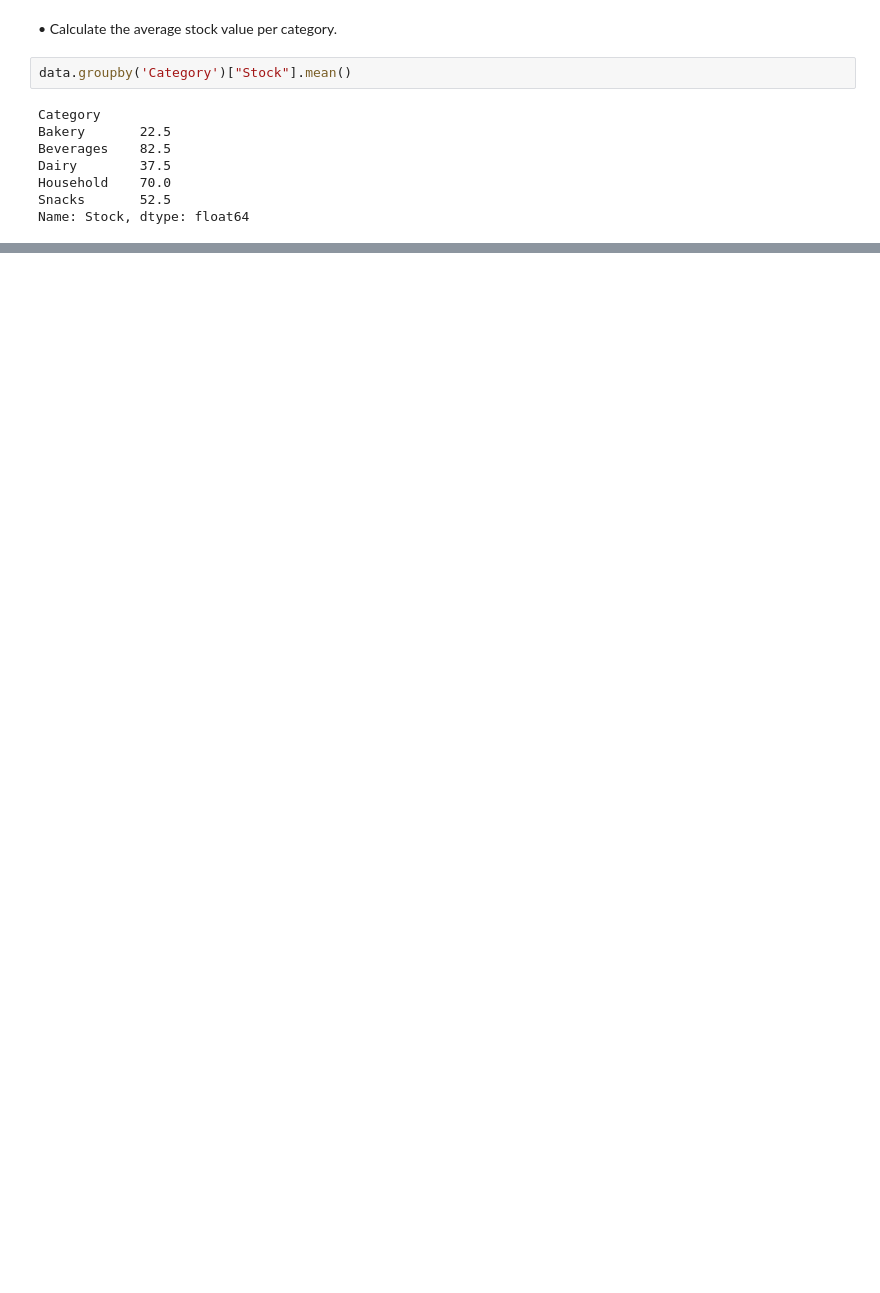
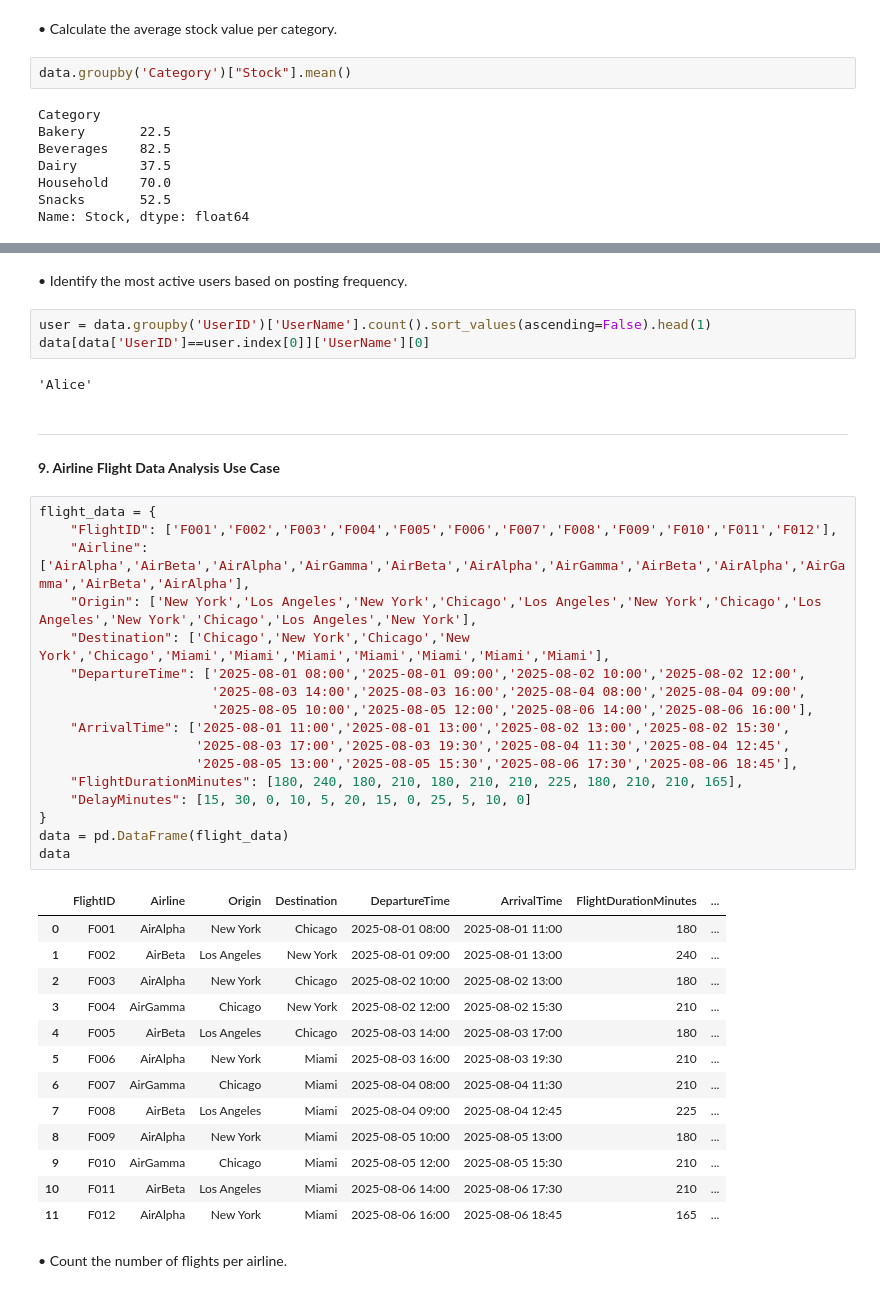
Before and after one commit to tushar-19459/PDV, a Jupyter notebook: pandas/Pandas_assignment.ipynb, the cells around one changed output, grey strips where cells are left out. Cells and saved outputs as stored; diff of their text form; blank space fills up the shorter version.

```diff
--- a/pandas/Pandas_assignment.ipynb
+++ b/pandas/Pandas_assignment.ipynb
@@ -574,0 +649,43 @@ low = data.groupby('Category').
+# %% [markdown]
+• Identify the most active users based on posting frequency.
+# %%
+user = data.groupby('UserID')['UserName'].count().sort_values(ascending=False).head(1)
+data[data['UserID']==user.index[0]]['UserName'][0]
+# %% [output]
+'Alice'
+# %% [markdown]
+---
+**9. Airline Flight Data Analysis Use Case**
+# %%
+flight_data = {
+    "FlightID": ['F001','F002','F003','F004','F005','F006','F007','F008','F009','F010','F011','F012'],
+    "Airline": ['AirAlpha','AirBeta','AirAlpha','AirGamma','AirBeta','AirAlpha','AirGamma','AirBeta','AirAlpha','AirGamma','AirBeta','AirAlpha'],
+    "Origin": ['New York','Los Angeles','New York','Chicago','Los Angeles','New York','Chicago','Los Angeles','New York','Chicago','Los Angeles','New York'],
+    "Destination": ['Chicago','New York','Chicago','New York','Chicago','Miami','Miami','Miami','Miami','Miami','Miami','Miami'],
+    "DepartureTime": ['2025-08-01 08:00','2025-08-01 09:00','2025-08-02 10:00','2025-08-02 12:00',
+                      '2025-08-03 14:00','2025-08-03 16:00','2025-08-04 08:00','2025-08-04 09:00',
+                      '2025-08-05 10:00','2025-08-05 12:00','2025-08-06 14:00','2025-08-06 16:00'],
+    "ArrivalTime": ['2025-08-01 11:00','2025-08-01 13:00','2025-08-02 13:00','2025-08-02 15:30',
+                    '2025-08-03 17:00','2025-08-03 19:30','2025-08-04 11:30','2025-08-04 12:45',
+                    '2025-08-05 13:00','2025-08-05 15:30','2025-08-06 17:30','2025-08-06 18:45'],
+    "FlightDurationMinutes": [180, 240, 180, 210, 180, 210, 210, 225, 180, 210, 210, 165],
+    "DelayMinutes": [15, 30, 0, 10, 5, 20, 15, 0, 25, 5, 10, 0]
+}
+data = pd.DataFrame(flight_data)
+data
+# %% [output]
+|  | FlightID | Airline | Origin | Destination | DepartureTime | ArrivalTime | FlightDurationMinutes | ... |
+| 0 | F001 | AirAlpha | New York | Chicago | 2025-08-01 08:00 | 2025-08-01 11:00 | 180 | ... |
+| 1 | F002 | AirBeta | Los Angeles | New York | 2025-08-01 09:00 | 2025-08-01 13:00 | 240 | ... |
+| 2 | F003 | AirAlpha | New York | Chicago | 2025-08-02 10:00 | 2025-08-02 13:00 | 180 | ... |
+| 3 | F004 | AirGamma | Chicago | New York | 2025-08-02 12:00 | 2025-08-02 15:30 | 210 | ... |
+| 4 | F005 | AirBeta | Los Angeles | Chicago | 2025-08-03 14:00 | 2025-08-03 17:00 | 180 | ... |
+| 5 | F006 | AirAlpha | New York | Miami | 2025-08-03 16:00 | 2025-08-03 19:30 | 210 | ... |
+| 6 | F007 | AirGamma | Chicago | Miami | 2025-08-04 08:00 | 2025-08-04 11:30 | 210 | ... |
+| 7 | F008 | AirBeta | Los Angeles | Miami | 2025-08-04 09:00 | 2025-08-04 12:45 | 225 | ... |
+| 8 | F009 | AirAlpha | New York | Miami | 2025-08-05 10:00 | 2025-08-05 13:00 | 180 | ... |
+| 9 | F010 | AirGamma | Chicago | Miami | 2025-08-05 12:00 | 2025-08-05 15:30 | 210 | ... |
+| 10 | F011 | AirBeta | Los Angeles | Miami | 2025-08-06 14:00 | 2025-08-06 17:30 | 210 | ... |
+| 11 | F012 | AirAlpha | New York | Miami | 2025-08-06 16:00 | 2025-08-06 18:45 | 165 | ... |
+# %% [markdown]
+• Count the number of flights per airline.
```
Also changed, not shown: parts of 31 cells of this notebook.
